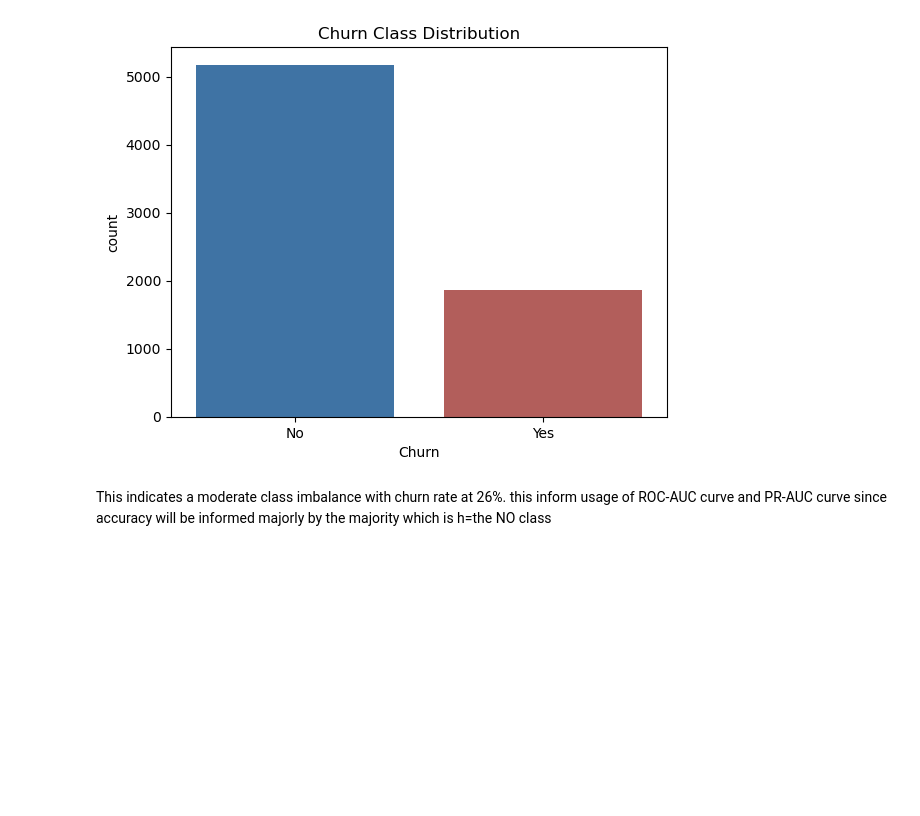
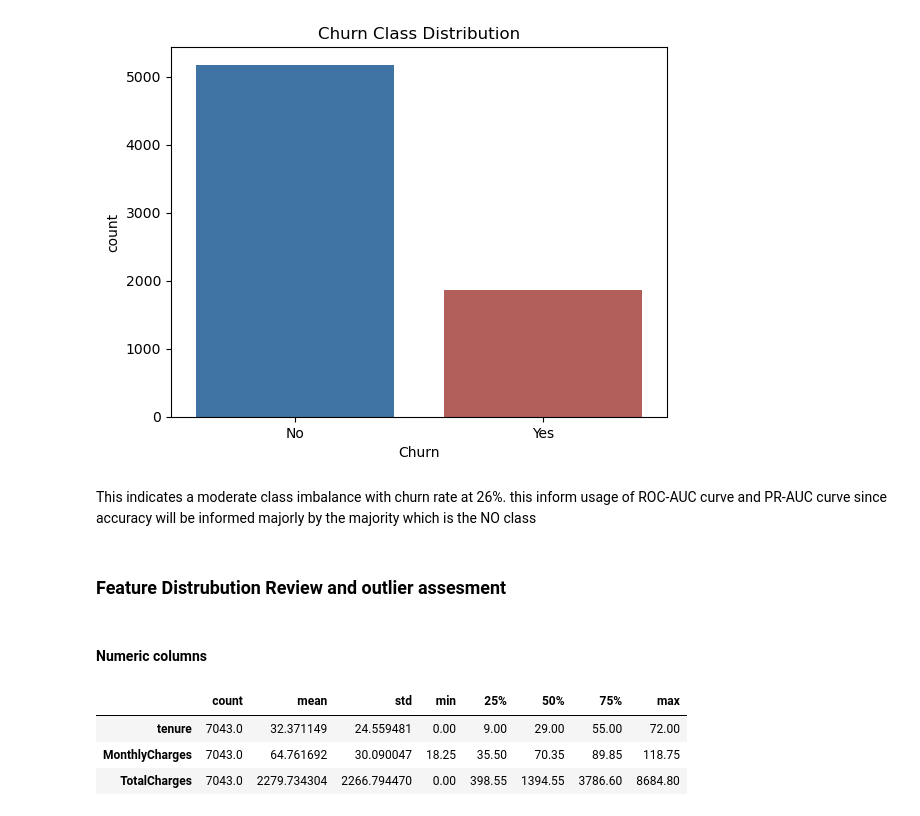
Before and after one commit to danielowuor/Customer-Retention-Intelligence-System, a Jupyter notebook: notebooks/01_eda_and_data_quality.ipynb, the cells around one changed output. Cells and saved outputs as stored; diff of their text form; code cells hidden in the pictures; blank space fills up the shorter version.

```diff
--- a/notebooks/01_eda_and_data_quality.ipynb
+++ b/notebooks/01_eda_and_data_quality.ipynb
@@ -227,4 +227,16 @@ No      5174  73.46
 Yes     1869  26.54
 [figure]
 # %% [markdown]
-This indicates a moderate class imbalance with churn rate at 26%. this inform usage of ROC-AUC curve and PR-AUC curve since accuracy will be informed majorly by the majority which is h=the NO class
+This indicates a moderate class imbalance with churn rate at 26%. this inform usage of ROC-AUC curve and PR-AUC curve since accuracy will be informed majorly by the majority which is the NO class
+# %% [markdown]
+### Feature Distrubution Review and outlier assesment
+# %% [markdown]
+#### Numeric columns
+# %%
+numeric_cols = ['tenure', 'MonthlyCharges', 'TotalCharges']
+df[numeric_cols].describe().T
+# %% [output]
+|  | count | mean | std | min | 25% | 50% | 75% | max |
+| tenure | 7043.0 | 32.371149 | 24.559481 | 0.00 | 9.00 | 29.00 | 55.00 | 72.00 |
+| MonthlyCharges | 7043.0 | 64.761692 | 30.090047 | 18.25 | 35.50 | 70.35 | 89.85 | 118.75 |
+| TotalCharges | 7043.0 | 2279.734304 | 2266.794470 | 0.00 | 398.55 | 1394.55 | 3786.60 | 8684.80 |
```
Also changed, not shown: parts of 10 cells of this notebook.
